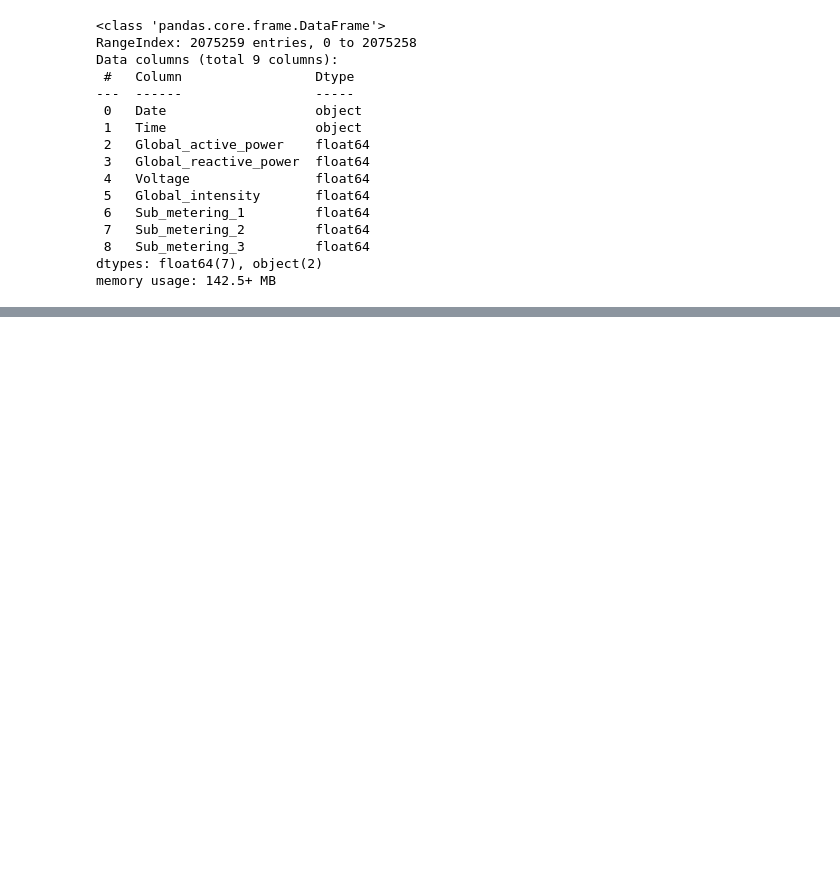
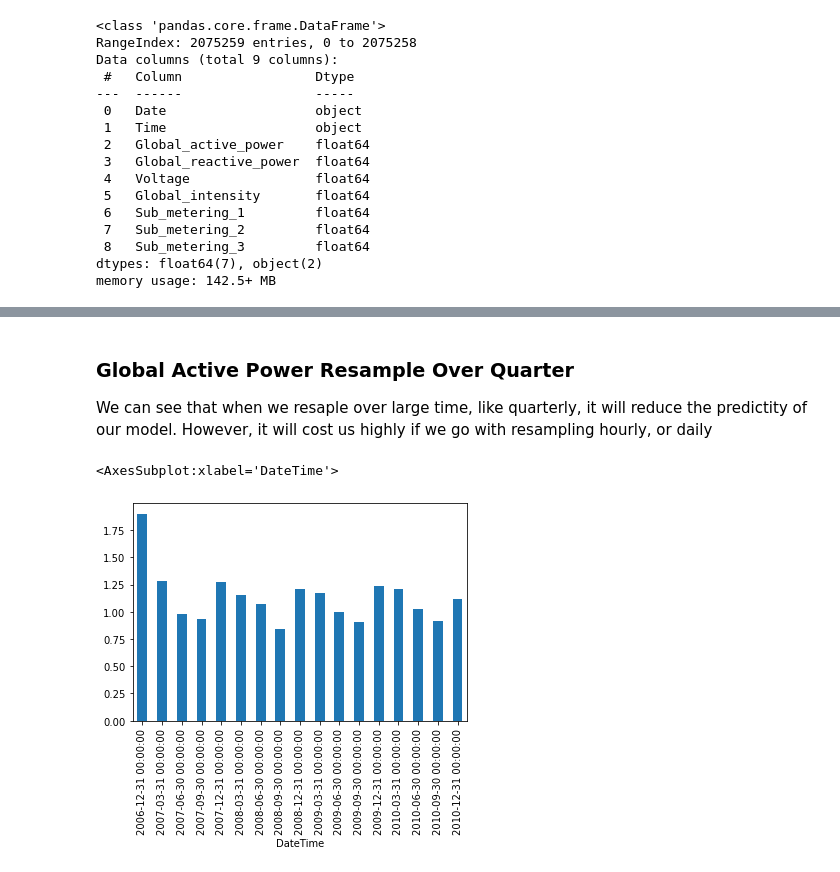
Before and after one commit to Ishika18/COMP_4949_BIG_DATA, a Jupyter notebook: assignments/A01211571_A3.ipynb, the cells around one changed output, grey strips where cells are left out. Saved outputs shown, nothing was run; the diff lists cells and outputs as text; code cells hidden in the pictures; blank space fills up the shorter version.

```diff
--- a/assignments/A01211571_A3.ipynb
+++ b/assignments/A01211571_A3.ipynb
@@ -105,0 +174,9 @@ df = df.fillna(df.mean())
+# %% [markdown]
+### Global Active Power Resample Over Quarter
+
+We can see that when we resaple over large time, like quarterly, it will reduce the predictity of our model. However, it will cost us highly if we go with resampling hourly, or daily
+# %%
+df["Global_active_power"].resample("Q").mean().plot(kind="bar")
+# %% [output]
+<AxesSubplot:xlabel='DateTime'>
+[figure, added]
```
Also changed, not shown: parts of 51 cells of this notebook, 14 other files.
